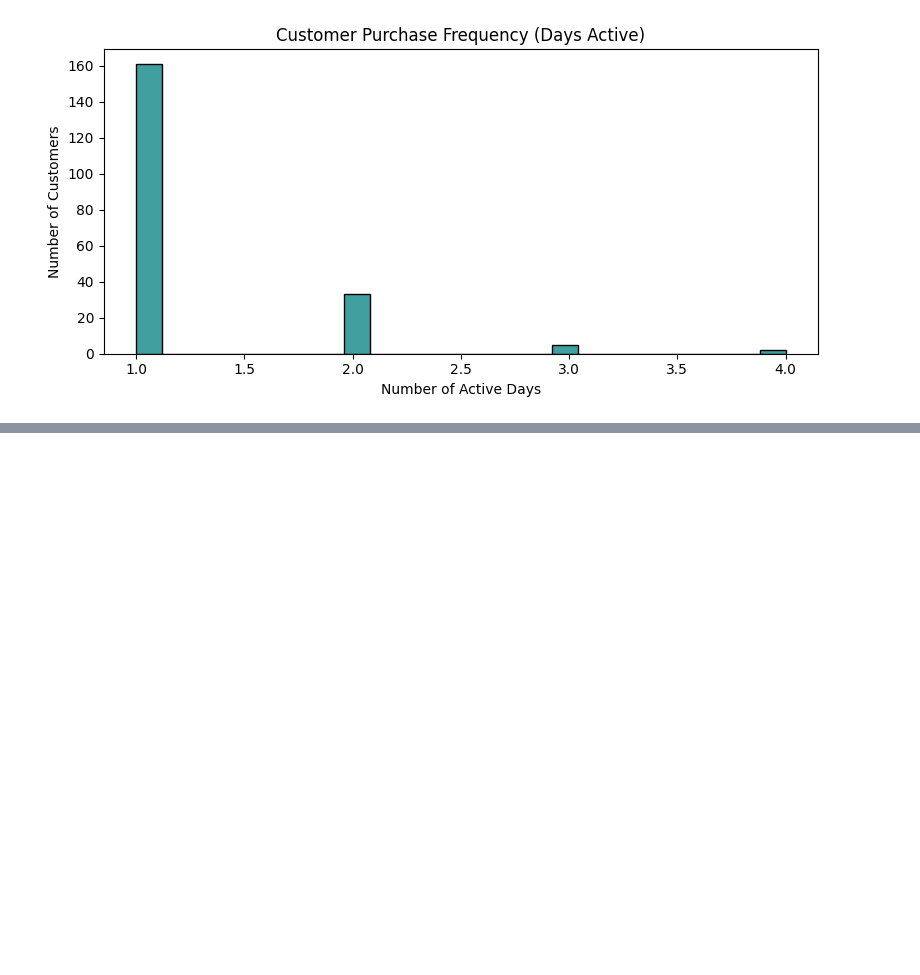
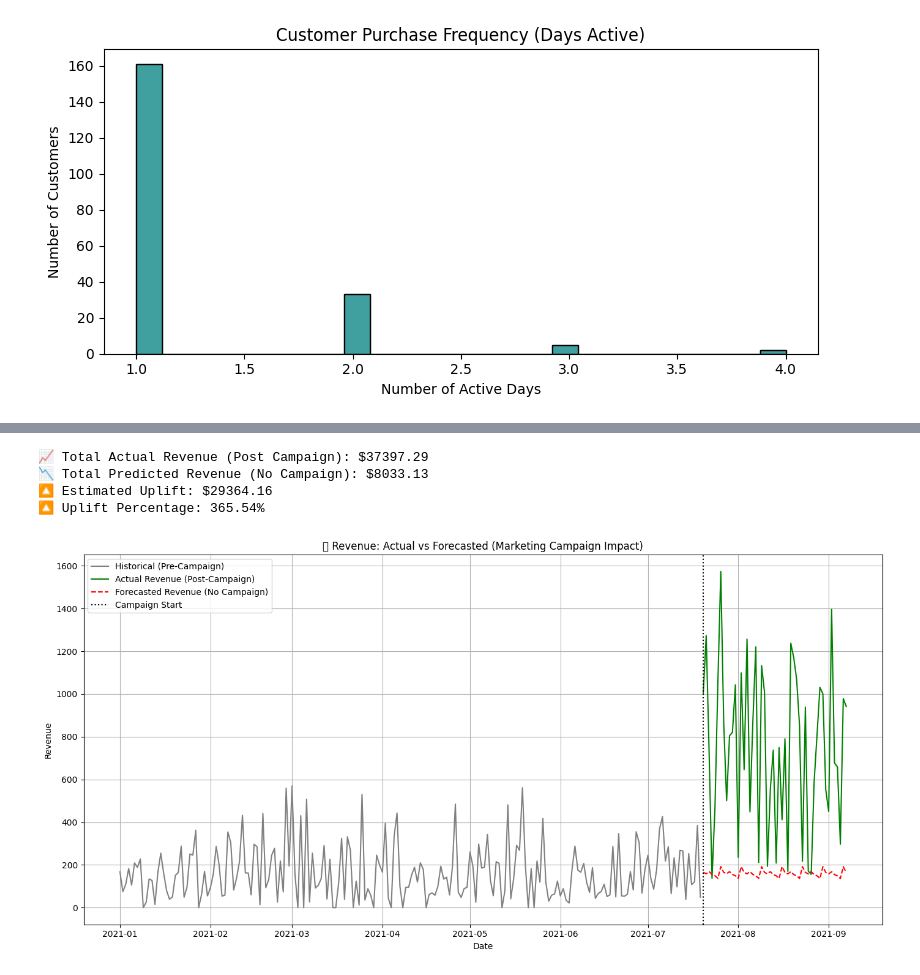
Before and after one commit to ymnlkn/Sales-Uplifting, a Jupyter notebook: sales.ipynb, the cells around one changed output, grey strips where cells are left out. Drawn from its saved outputs; the diff is of its cells as text; code cells hidden in the pictures; blank space fills up the shorter version.

```diff
--- a/sales.ipynb
+++ b/sales.ipynb
@@ -388,0 +364,21 @@ AttributeError: 'NoneType' object has no attribute 'loc'
+# %%
+# Define pre- and post- periods
+pre_period = [
+    sales[sales['marketing_campaign'] == False]['date'].min(),
+    sales[sales['marketing_campaign'] == False]['date'].max()
+]
+
+post_period = [
+    sales[sales['marketing_campaign'] == True]['date'].min(),
+    sales[sales['marketing_campaign'] == True]['date'].max()
+]
+# %%
+from prophet import Prophet
+
+pre_data = prophet_data[(prophet_data['ds'] >= pre_period[0]) & (prophet_data['ds'] <= pre_period[1])]
+
+model = Prophet()
+model.fit(pre_data)
+
+future = model.make_future_dataframe(periods=len(prophet_data[prophet_data['ds'] >= post_period[0]]), freq='D')
+forecast = model.predict(future)
@@ -388,0 +388,58 @@ AttributeError: 'NoneType' object has no attribute 'loc'
+# %%
+# Extract post-campaign forecast
+forecast_post = forecast[(forecast['ds'] >= post_period[0]) & (forecast['ds'] <= post_period[1])].copy()
+
+# Actual revenue post-campaign
+post_actual = prophet_data[(prophet_data['ds'] >= post_period[0]) & (prophet_data['ds'] <= post_period[1])].copy()
+
+# ✅ At this point, both forecast_post['ds'] and post_actual['ds'] are datetime64
+# (No need for extra pd.to_datetime again)
+
+# Merge actual vs predicted
+comparison = post_actual.merge(forecast_post[['ds', 'yhat']], on='ds')
+
+# Calculate uplift
+comparison['uplift'] = comparison['y'] - comparison['yhat']
+comparison['uplift_percent'] = 100 * comparison['uplift'] / comparison['yhat']
+
+# Summary
+total_actual_revenue = comparison['y'].sum()
+total_predicted_revenue = comparison['yhat'].sum()
+total_uplift = total_actual_revenue - total_predicted_revenue
+uplift_percent = (total_uplift / total_predicted_revenue) * 100
+
+print(f"📈 Total Actual Revenue (Post Campaign): ${total_actual_revenue:.2f}")
+print(f"📉 Total Predicted Revenue (No Campaign): ${total_predicted_revenue:.2f}")
+print(f"🔼 Estimated Uplift: ${total_uplift:.2f}")
+print(f"🔼 Uplift Percentage: {uplift_percent:.2f}%")
+# %% [output]
+📈 Total Actual Revenue (Post Campaign): $37397.29
+📉 Total Predicted Revenue (No Campaign): $8033.13
+🔼 Estimated Uplift: $29364.16
+🔼 Uplift Percentage: 365.54%
+# %%
+
+# Plot actual vs predicted revenue
+plt.figure(figsize=(14, 7))
+
+# Historical pre-campaign
+plt.plot(pre_data['ds'], pre_data['y'], label='Historical (Pre-Campaign)', color='gray')
+
+# Actual revenue post-campaign
+plt.plot(post_actual['ds'], post_actual['y'], label='Actual Revenue (Post-Campaign)', color='green')
+
+# Forecasted revenue post-campaign (what would have happened without campaign)
+plt.plot(forecast_post['ds'], forecast_post['yhat'], label='Forecasted Revenue (No Campaign)', color='red', linestyle='--')
+
+# Campaign start line
+plt.axvline(post_period[0], color='black', linestyle=':', label='Campaign Start')
+
+plt.title('📈 Revenue: Actual vs Forecasted (Marketing Campaign Impact)')
+plt.xlabel('Date')
+plt.ylabel('Revenue')
+plt.legend()
+plt.grid(True)
+plt.tight_layout()
+plt.show()
+# %% [output]
+[figure, added]
```
Also changed, not shown: parts of 18 cells of this notebook.
